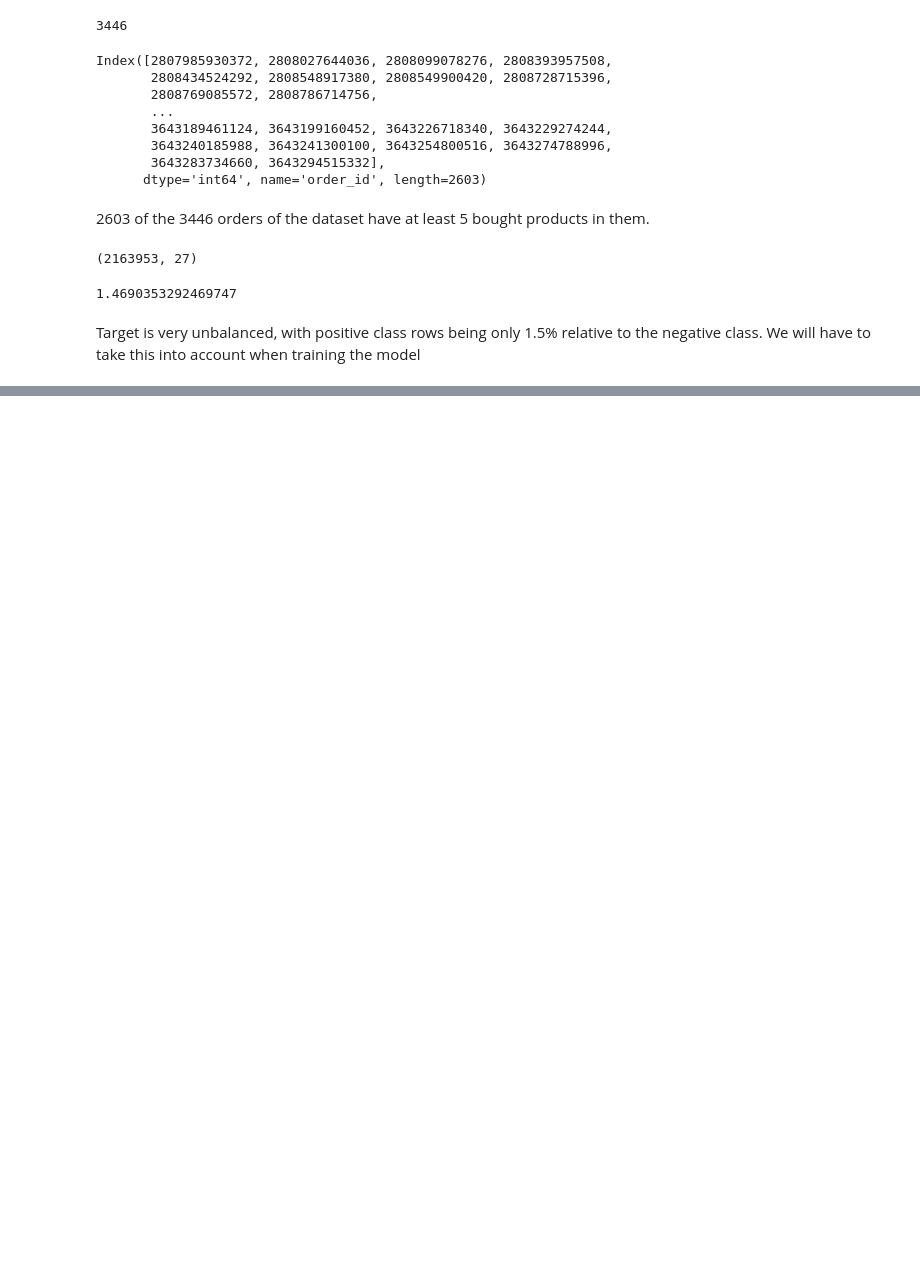
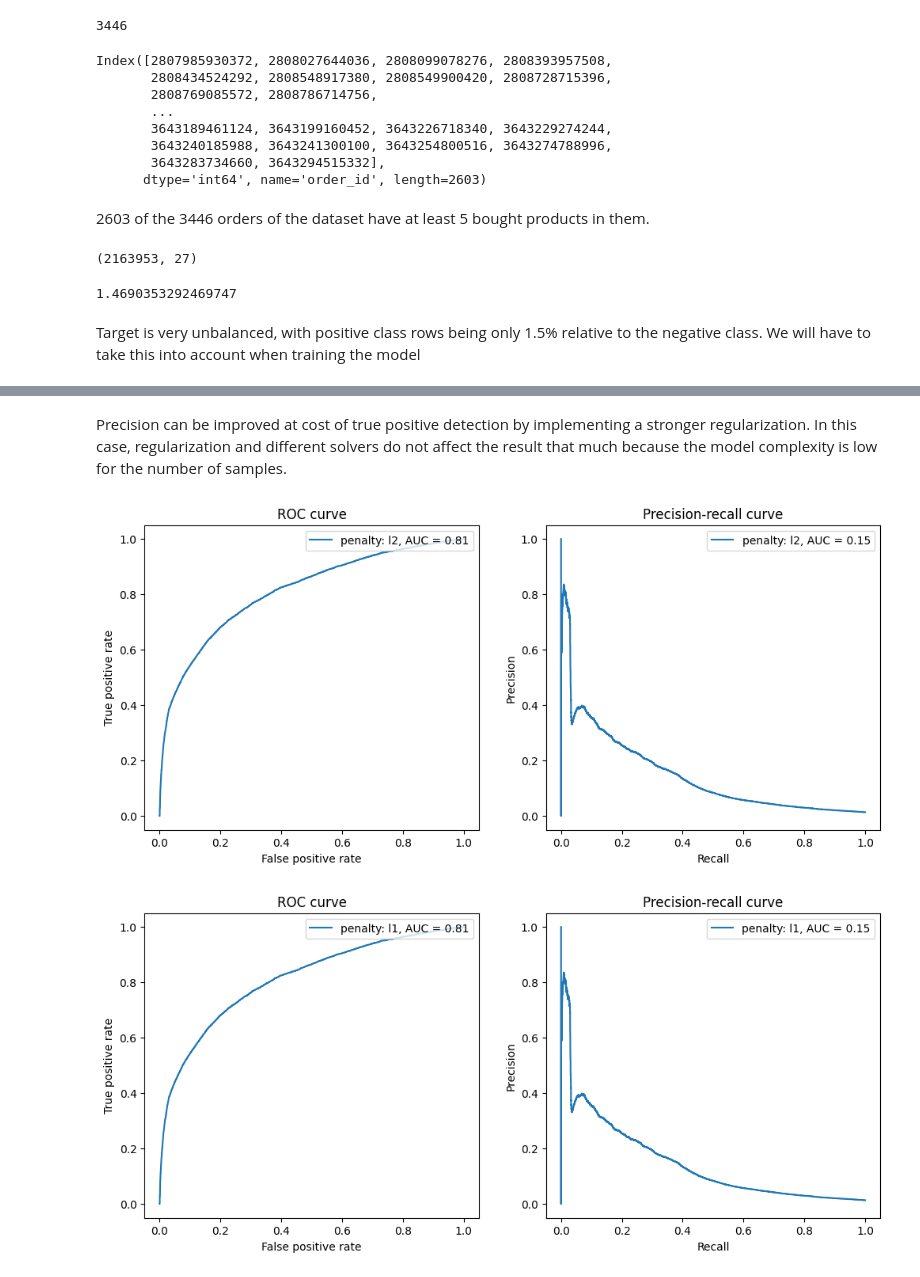
Before and after one commit to alvaro-o/zrive-ds, a Jupyter notebook: src/module_3/module_3_explore.ipynb, the cells around one changed output, grey strips where cells are left out. Saved outputs shown, nothing was run; the diff lists cells and outputs as text; code cells hidden in the pictures; blank space fills up the shorter version.

```diff
--- a/src/module_3/module_3_explore.ipynb
+++ b/src/module_3/module_3_explore.ipynb
@@ -411,0 +171,15 @@ Confusion matrix:
+# %% [markdown]
+Precision can be improved at cost of true positive detection by implementing a stronger regularization. In this case, regularization and different solvers do not affect the result that much because the model complexity is low for the number of samples.
+# %%
+# compare penalties (ridge and lasso)
+penalties = ['l2','l1']
+
+for penalty in penalties:
+
+    model = LogisticRegression(penalty=penalty,solver='liblinear')
+    model.fit(X_train, y_train)
+    param = f'penalty: {penalty}'
+    plot_curves(model, param, X_val, y_val)
+# %% [output]
+[figure, added]
+[figure, added]
```
Also changed, not shown: parts of 38 cells of this notebook, 3 other files.
